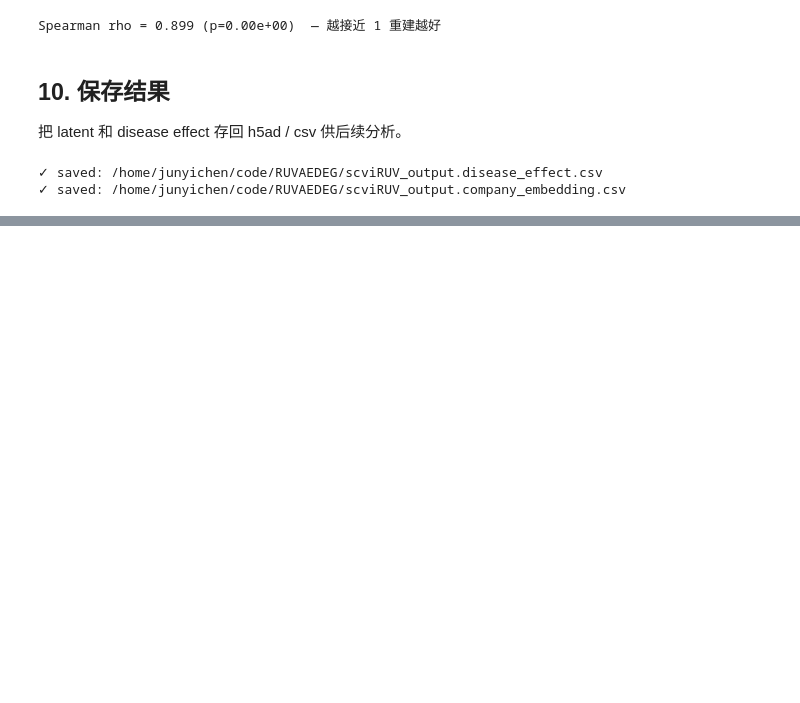
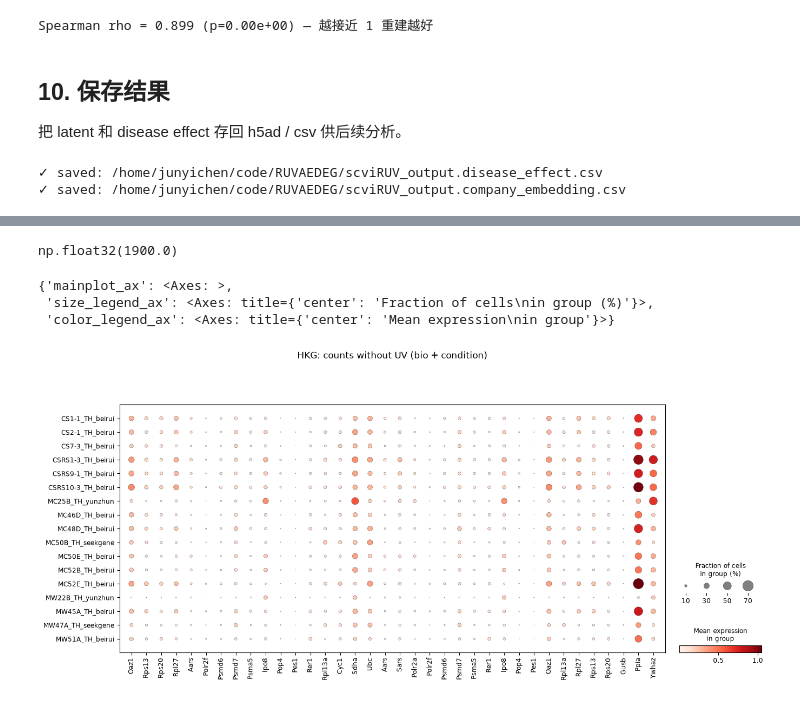
Before and after one commit to juychen/RUVDEG, a Jupyter notebook: test_scvi_ruv.ipynb, the cells around one changed output, grey strips where cells are left out. Cells and saved outputs as stored; diff of their text form; code cells hidden in the pictures; blank space fills up the shorter version.

```diff
--- a/test_scvi_ruv.ipynb
+++ b/test_scvi_ruv.ipynb
@@ -445,0 +629,22 @@ print(f"✓ saved: {OUT_PREFIX}.company_embedding.csv")
+# %%
+adata_subset.X.max()
+# %% [output]
+np.float32(1900.0)
+# %%
+sc.pl.dotplot(
+    adata_subset,
+    var_names=hkg_genes,
+    groupby="sample",
+    layer="counts",
+    cmap="Reds",
+    standard_scale=None,   # 保留真实 counts 量级
+    swap_axes=False,
+    dendrogram=False,
+    show=False,
+    title="HKG: counts without UV (bio + condition)",
+)
+# %% [output]
+{'mainplot_ax': <Axes: >,
+ 'size_legend_ax': <Axes: title={'center': 'Fraction of cells\nin group (%)'}>,
+ 'color_legend_ax': <Axes: title={'center': 'Mean expression\nin group'}>}
+[figure, added]
```
Also changed, not shown: parts of 3 cells of this notebook, 3 other files.
